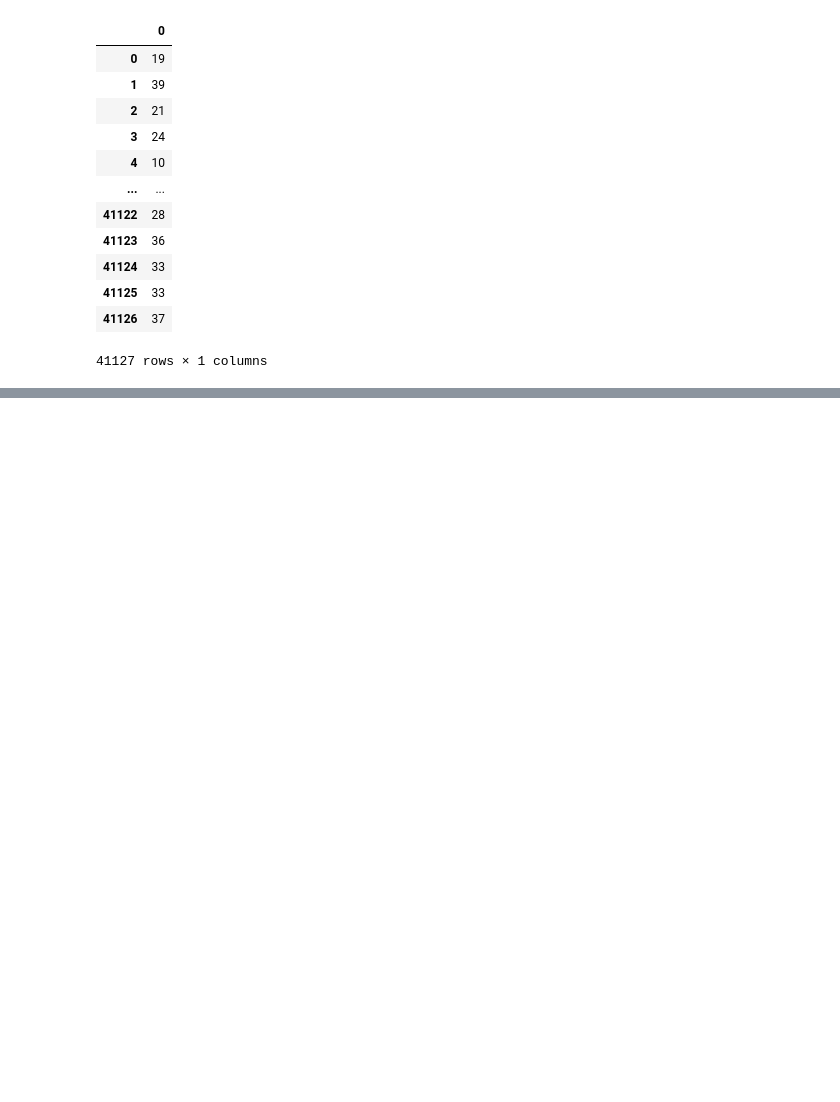
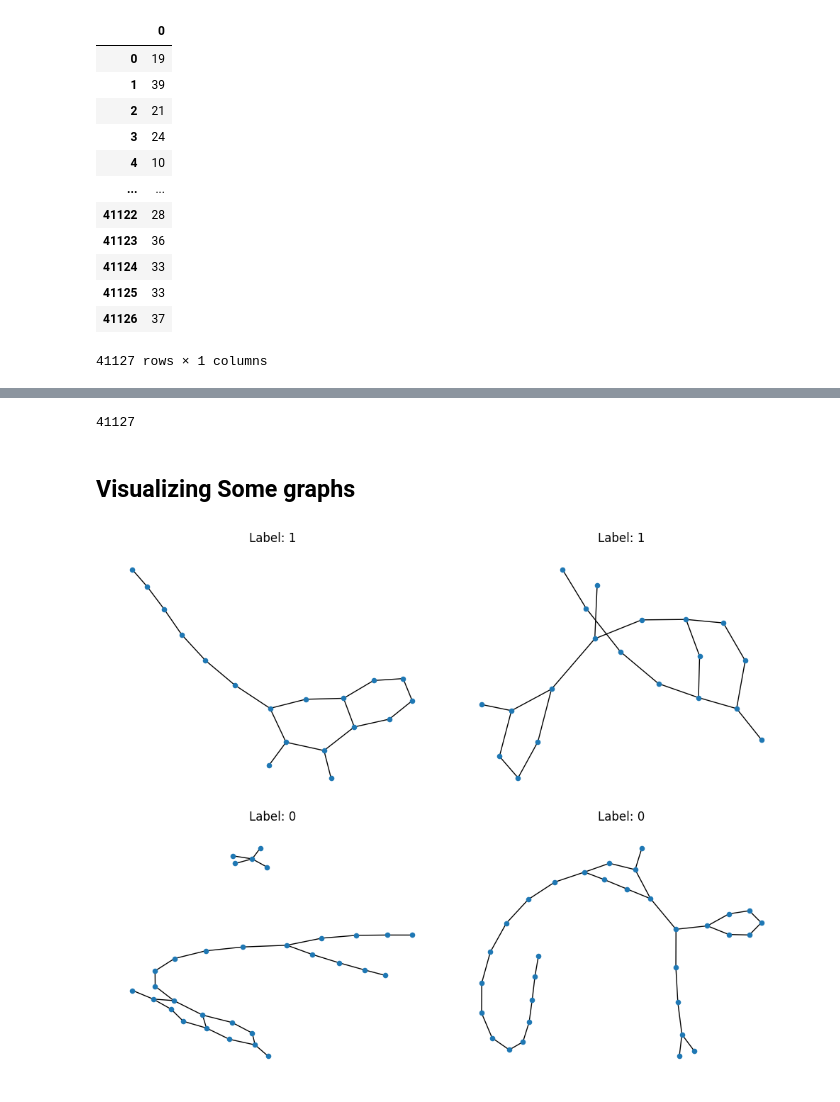
Before and after one commit to Mohammad-Amin-Jenadele/gnn-graph-classification, a Jupyter notebook: GNN_Graph_classification_main.ipynb, the cells around one changed output, grey strips where cells are left out. Drawn from its saved outputs; the diff is of its cells as text; code cells hidden in the pictures; blank space fills up the shorter version.

```diff
--- a/GNN_Graph_classification_main.ipynb
+++ b/GNN_Graph_classification_main.ipynb
@@ -237,0 +289,25 @@ np.int64(1129688)
+# %%
+print(len(graphs))
+# %% [output]
+41127
+# %% [markdown]
+## Visualizing Some graphs
+# %%
+# Separate graphs by label
+graphs_label1 = [g for g in graphs if int(g.y.item()) == 1]
+graphs_label0 = [g for g in graphs if int(g.y.item()) == 0]
+
+# Randomly choose 2 graphs from each group
+chosen_graphs = random.sample(graphs_label1, 2) + random.sample(graphs_label0, 2)
+
+# Plot them (2x2 grid)
+plt.figure(figsize=(10, 8))
+for i, graph in enumerate(chosen_graphs, 1):
+    G = to_networkx(graph, to_undirected=True)
+    plt.subplot(2, 2, i)
+    nx.draw(G, node_size=20, with_labels=False)
+    plt.title(f"Label: {int(graph.y.item())}")
+plt.tight_layout()
+plt.show()
+# %% [output]
+[figure, added]
```
Also changed, not shown: parts of 8 cells of this notebook.
